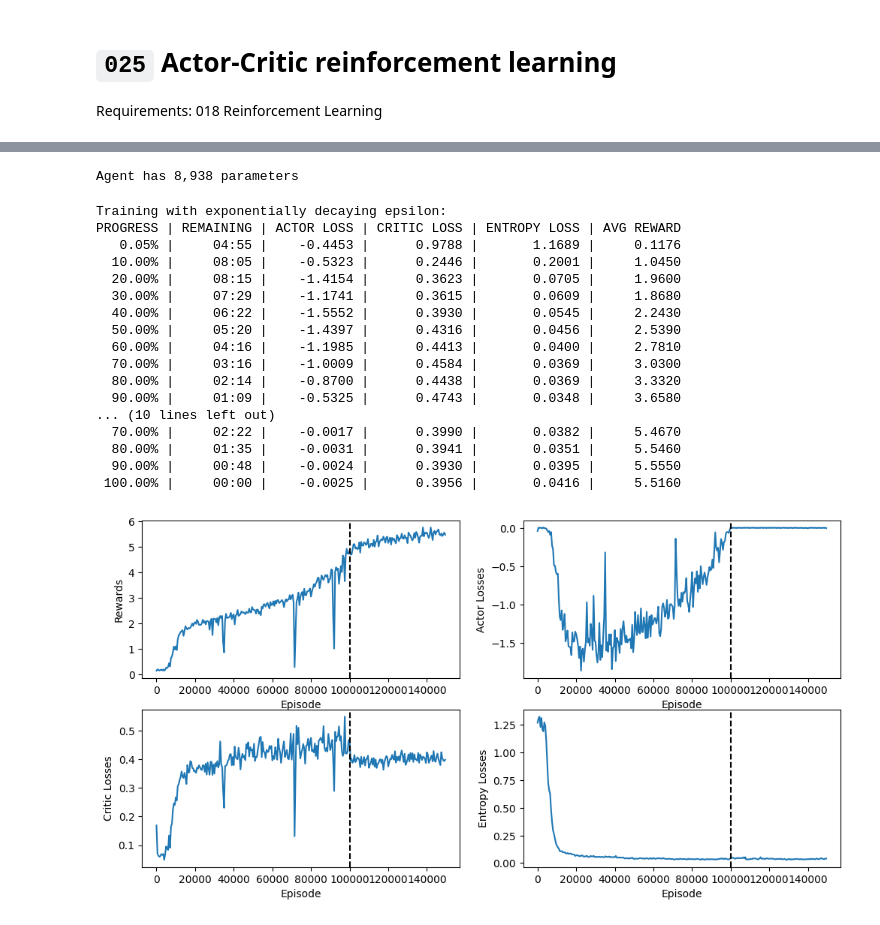
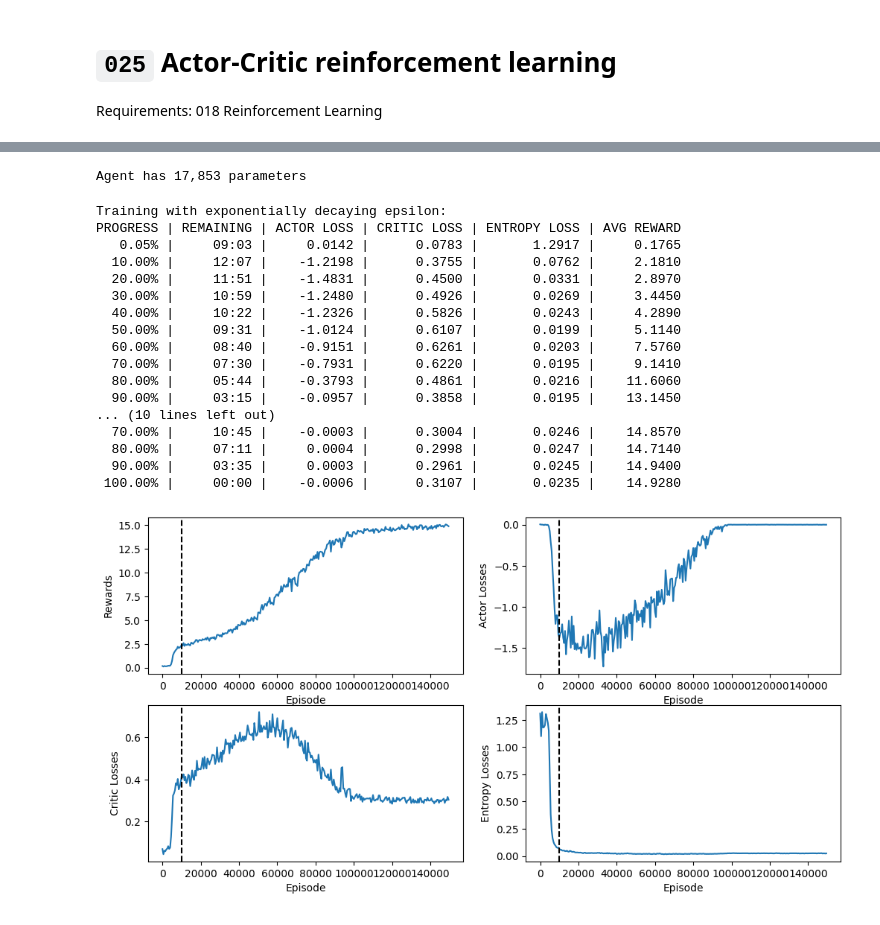
Before and after one commit to jcarlosroldan/road-to-ai, a Jupyter notebook: 025 A2C RL.ipynb, the cells around one changed output, grey strips where cells are left out. Cells and saved outputs as stored; diff of their text form; code cells hidden in the pictures.

```diff
--- a/025 A2C RL.ipynb
+++ b/025 A2C RL.ipynb
@@ -72,10 +72,19 @@ env.render()
 # %%
 class Agent(torch.nn.Module):
 	NUM_CLASSES = 7
-	def __init__(self, board_size=5, hidden_size=27, depth=5):
+	def __init__(self, hidden_size=27, depth=5):
 		super().__init__()
-		self.register_buffer('diagonal', torch.eye(Agent.NUM_CLASSES, device=device))
-		self.input = torch.nn.Linear(board_size**2 * Agent.NUM_CLASSES, hidden_size)
+		self.embedding = torch.nn.Embedding(Agent.NUM_CLASSES, 8)
+		self.input = torch.nn.Sequential(
+			torch.nn.Conv2d(8, 16, kernel_size=3, padding=1),
+			torch.nn.GELU(),
+			torch.nn.Conv2d(16, 32, kernel_size=3, padding=1),
+			torch.nn.GELU(),
+			torch.nn.MaxPool2d(kernel_size=2),
+			torch.nn.Conv2d(32, hidden_size, kernel_size=3, padding=1),
+			torch.nn.GELU(),
+			torch.nn.MaxPool2d(kernel_size=2)
+		)
 		self.hidden = torch.nn.ModuleList([
 			torch.nn.Sequential(
 				torch.nn.Linear(hidden_size, hidden_size),
@@ -87,8 +96,8 @@ class Agent(torch.nn.Module):
 		self.critic = torch.nn.Linear(hidden_size, 1)
 
 	def forward(self, x):
-		x = self.diagonal[x.flatten(-2)].flatten(-2)
-		x = self.input(x).relu()
+		x = self.embedding(x).permute(2, 0, 1).unsqueeze(0)
+		x = self.input(x).view(-1)
 		for layer in self.hidden:
 			x = x + layer(x)
 		return self.actor(x).softmax(dim=-1), self.critic(x).squeeze(-1)
@@ -96,7 +105,7 @@ class Agent(torch.nn.Module):
 agent = Agent().to(device)
 print(f'Agent has {sum(p.numel() for p in agent.parameters()):,} parameters')
 # %% [output]
-Agent has 8,938 parameters
+Agent has 17,853 parameters
 # %%
 def play_episode(eps=0, max_steps_without_reward=100):
 	states = [env.reset().clone()]
@@ -126,14 +135,14 @@ def play_episode(eps=0, max_steps_without_reward=100):
 def avg(lst):
 	return sum(lst) / len(lst) if lst else 0
 
-def train(lr=2e-4, episodes=100_000, gamma=.9, max_eps=.3, critic_coeff=.25, entropy_coeff=.01):
+def train(lr=2e-4, episodes=100_000, gamma=.9, max_eps=.2, critic_coeff=.5, entropy_coeff=.01):
 	print('PROGRESS | REMAINING | ACTOR LOSS | CRITIC LOSS | ENTROPY LOSS | AVG REWARD')
 	optimizer = torch.optim.AdamW(agent.parameters(), lr=lr)
 	stats = {'rewards': [], 'actor_losses': [], 'critic_losses': [], 'entropy_losses': []}
 	start = time()
 	for e in range(episodes):
 		progress = (e + 1) / episodes
-		_, values, rewards, logits, entropies = play_episode(eps=max_eps * (1 - progress))
+		_, values, rewards, logits, entropies = play_episode(eps=max_eps * (1 - progress)**2)
 		stats['rewards'].append(sum(rewards))
 		# calculate discounted rewards
 		for i in range(len(rewards) - 2, -1, -1):
@@ -175,31 +184,31 @@ for key in stats: stats[key].extend(stats2[key])
 # %% [output]
 Training with exponentially decaying epsilon:
 PROGRESS | REMAINING | ACTOR LOSS | CRITIC LOSS | ENTROPY LOSS | AVG REWARD
-   0.05% |     04:55 |    -0.4453 |      0.9788 |       1.1689 |     0.1176
-  10.00% |     08:05 |    -0.5323 |      0.2446 |       0.2001 |     1.0450
-  20.00% |     08:15 |    -1.4154 |      0.3623 |       0.0705 |     1.9600
-  30.00% |     07:29 |    -1.1741 |      0.3615 |       0.0609 |     1.8680
-  40.00% |     06:22 |    -1.5552 |      0.3930 |       0.0545 |     2.2430
-  50.00% |     05:20 |    -1.4397 |      0.4316 |       0.0456 |     2.5390
-  60.00% |     04:16 |    -1.1985 |      0.4413 |       0.0400 |     2.7810
-  70.00% |     03:16 |    -1.0009 |      0.4584 |       0.0369 |     3.0300
-  80.00% |     02:14 |    -0.8700 |      0.4438 |       0.0369 |     3.3320
-  90.00% |     01:09 |    -0.5325 |      0.4743 |       0.0348 |     3.6580
+   0.05% |     09:03 |     0.0142 |      0.0783 |       1.2917 |     0.1765
+  10.00% |     12:07 |    -1.2198 |      0.3755 |       0.0762 |     2.1810
+  20.00% |     11:51 |    -1.4831 |      0.4500 |       0.0331 |     2.8970
+  30.00% |     10:59 |    -1.2480 |      0.4926 |       0.0269 |     3.4450
+  40.00% |     10:22 |    -1.2326 |      0.5826 |       0.0243 |     4.2890
+  50.00% |     09:31 |    -1.0124 |      0.6107 |       0.0199 |     5.1140
+  60.00% |     08:40 |    -0.9151 |      0.6261 |       0.0203 |     7.5760
+  70.00% |     07:30 |    -0.7931 |      0.6220 |       0.0195 |     9.1410
+  80.00% |     05:44 |    -0.3793 |      0.4861 |       0.0216 |    11.6060
+  90.00% |     03:15 |    -0.0957 |      0.3858 |       0.0195 |    13.1450
 ... (10 lines left out)
-  70.00% |     02:22 |    -0.0017 |      0.3990 |       0.0382 |     5.4670
-  80.00% |     01:35 |    -0.0031 |      0.3941 |       0.0351 |     5.5460
-  90.00% |     00:48 |    -0.0024 |      0.3930 |       0.0395 |     5.5550
- 100.00% |     00:00 |    -0.0025 |      0.3956 |       0.0416 |     5.5160
+  70.00% |     10:45 |    -0.0003 |      0.3004 |       0.0246 |    14.8570
+  80.00% |     07:11 |     0.0004 |      0.2998 |       0.0247 |    14.7140
+  90.00% |     03:35 |     0.0003 |      0.2961 |       0.0245 |    14.9400
+ 100.00% |     00:00 |    -0.0006 |      0.3107 |       0.0235 |    14.9280
 # %%
 plt.figure(figsize=(12, 6))
 for i, (key, losses) in enumerate(stats.items(), 1):
 	plt.subplot(2, 2, i)
 	plt.xlabel('Episode')
 	plt.ylabel(key.replace('_', ' ').title())
 	plt.plot(range(0, len(stats[key]), 500), torch.tensor(stats[key], dtype=torch.float32, device='cpu').view(-1, 500).mean(1))
-	plt.axvline(x=100_000, color='k', linestyle='--')
+	plt.axvline(x=10_000, color='k', linestyle='--')
 # %% [output]
-[figure, old version]
+[figure, new version]
 # %%
 from cv2 import VideoWriter, VideoWriter_fourcc  # pip install opencv-python opencv-contrib-python
 
```
Also changed, not shown: parts of 1 cell of this notebook.
